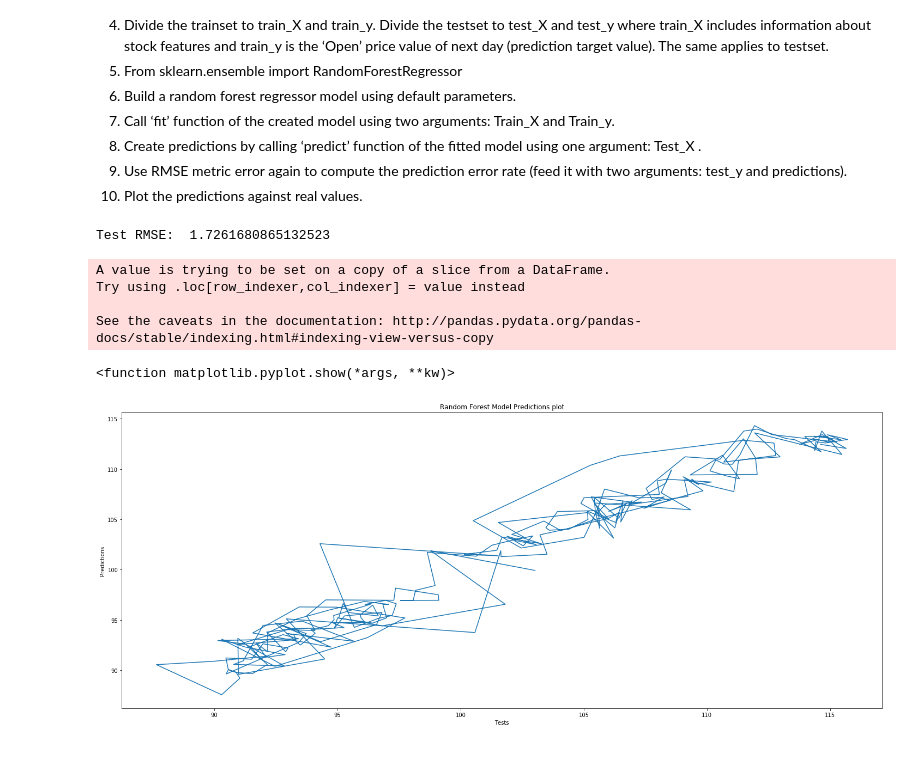
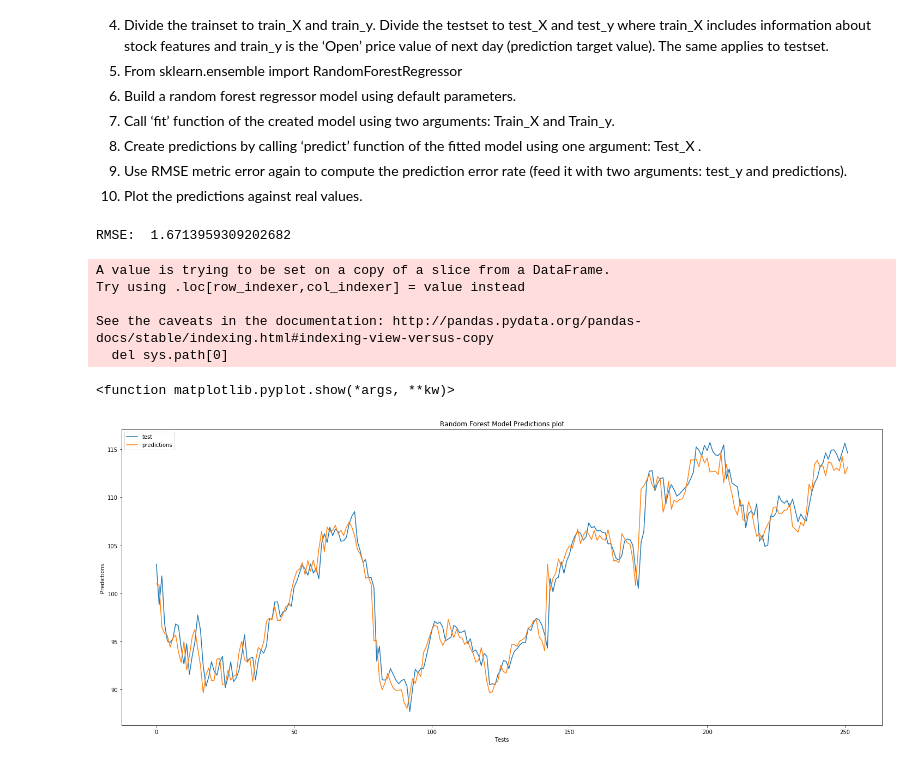
Before and after one commit to wndessy/data_science, a Jupyter notebook: notebooks/winnie.ndessy.timeseries.ipynb, the cells around one changed output. Saved outputs shown, nothing was run; the diff lists cells and outputs as text; code cells hidden in the pictures.

```diff
--- a/notebooks/winnie.ndessy.timeseries.ipynb
+++ b/notebooks/winnie.ndessy.timeseries.ipynb
@@ -273,33 +281,36 @@ filteredf['Open_price_value_of_next_day']=filteredf.Open.shift(1).bfill()
 train_set=filteredf.loc['2014':'2015']
 test_set=filteredf.loc['2016']
 
 train_x=train_set[['High','Low','Open','Volume','Close']].values
 train_y=train_set.Open_price_value_of_next_day.values
 test_x=test_set[['High','Low','Open','Volume','Close']].values
 test_y=test_set.Open_price_value_of_next_day.values
 
 # initializing random forest
 # regr = RandomForestRegressor(max_depth=2, random_state=0,n_estimators=100)
 regr = RandomForestRegressor()
 model=regr.fit(train_x, train_y)
 predictions=model.predict(test_x)
 
 # Compute root mean square error
 rmse = math.sqrt(mean_squared_error(test_y,predictions))
 print('RMSE: ', rmse)
 # # Plot data
 fig1 = plt.figure(figsize=[25,10])
 ax1 = fig1.add_subplot(111)
 ax1.set_title('Random Forest Model Predictions plot')
 ax1.set_xlabel('Tests')
 ax1.set_ylabel('Predictions')
-ax1.plot(test_y, predictions)
+ax1.plot(test_y,label='test')
+ax1.plot(predictions,label='predictions')
+ax1.legend(loc='best')
 plt.show
 # %% [output]
-Test RMSE:  1.7261680865132523
+RMSE:  1.6713959309202682
 A value is trying to be set on a copy of a slice from a DataFrame.
 Try using .loc[row_indexer,col_indexer] = value instead
 
 See the caveats in the documentation: http://pandas.pydata.org/pandas-docs/stable/indexing.html#indexing-view-versus-copy
+  del sys.path[0]
 <function matplotlib.pyplot.show(*args, **kw)>
-[figure, old version]
+[figure, new version]
```
Also changed, not shown: parts of 2 cells of this notebook.
